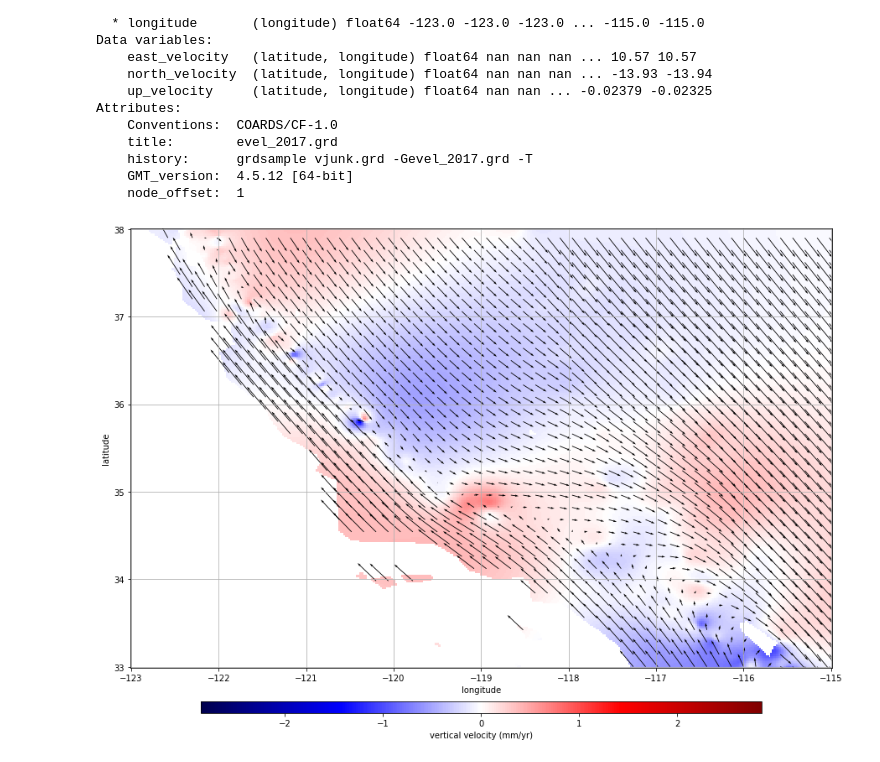
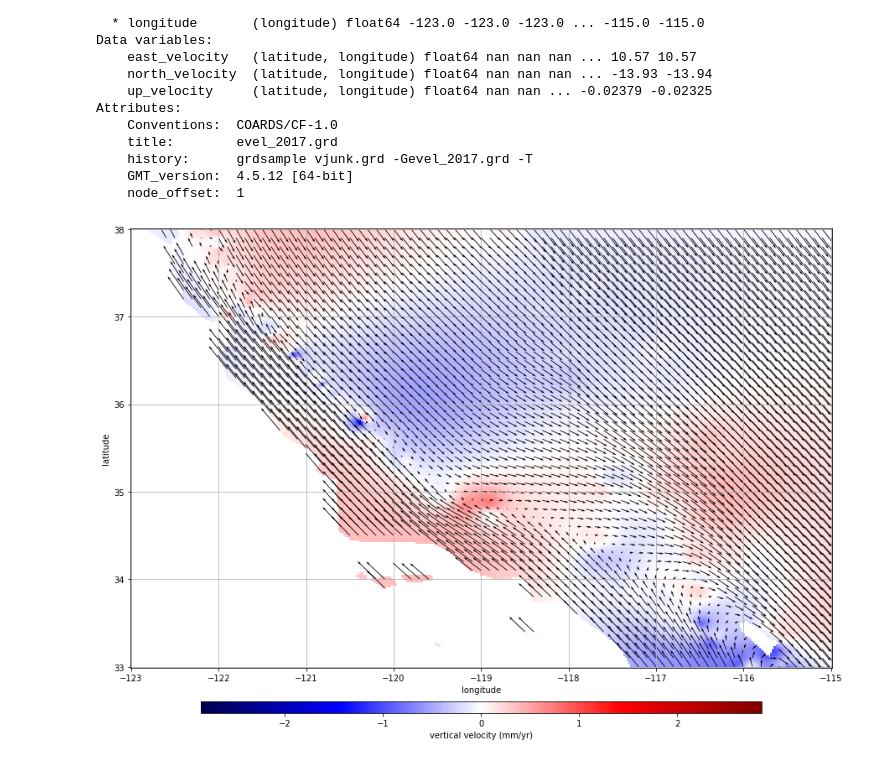
Before and after one commit to leouieda/agu2018, a Jupyter notebook: code/notebooks/prep_synthetic.ipynb, the cells around one changed output. Cells and saved outputs as stored; diff of their text form; code cells hidden in the pictures.

```diff
--- a/code/notebooks/prep_synthetic.ipynb
+++ b/code/notebooks/prep_synthetic.ipynb
@@ -110,18 +98,18 @@ Attributes:
 # %%
 plt.figure(figsize=(15, 15))
 ax = plt.subplot(111)
 cbargs = dict(orientation="horizontal", aspect=50, pad=0.05, label="vertical velocity (mm/yr)",
               shrink=0.8)
 maxabs = vd.maxabs(grid.up_velocity)
 sub.up_velocity.plot.pcolormesh(ax=ax, vmin=-maxabs, vmax=maxabs, cmap="seismic",
                                  cbar_kwargs=cbargs)
-indexer = slice(None, None, 7)
+indexer = slice(None, None, 5)
 # Downsample the arrows so we can actually see something
 down = sub.isel(longitude=indexer, latitude=indexer)
 ax.quiver(down.longitude, down.latitude, down.east_velocity, down.north_velocity, scale=500, width=0.001)
 ax.set_aspect("equal")
 ax.grid()
 # %% [output]
-[figure, old version]
+[figure, new version]
 # %%
 sub.to_netcdf("../../data/synthetic-san-andreas-2017.nc")
```
Also changed, not shown: parts of 2 cells of this notebook, 6 other files.
